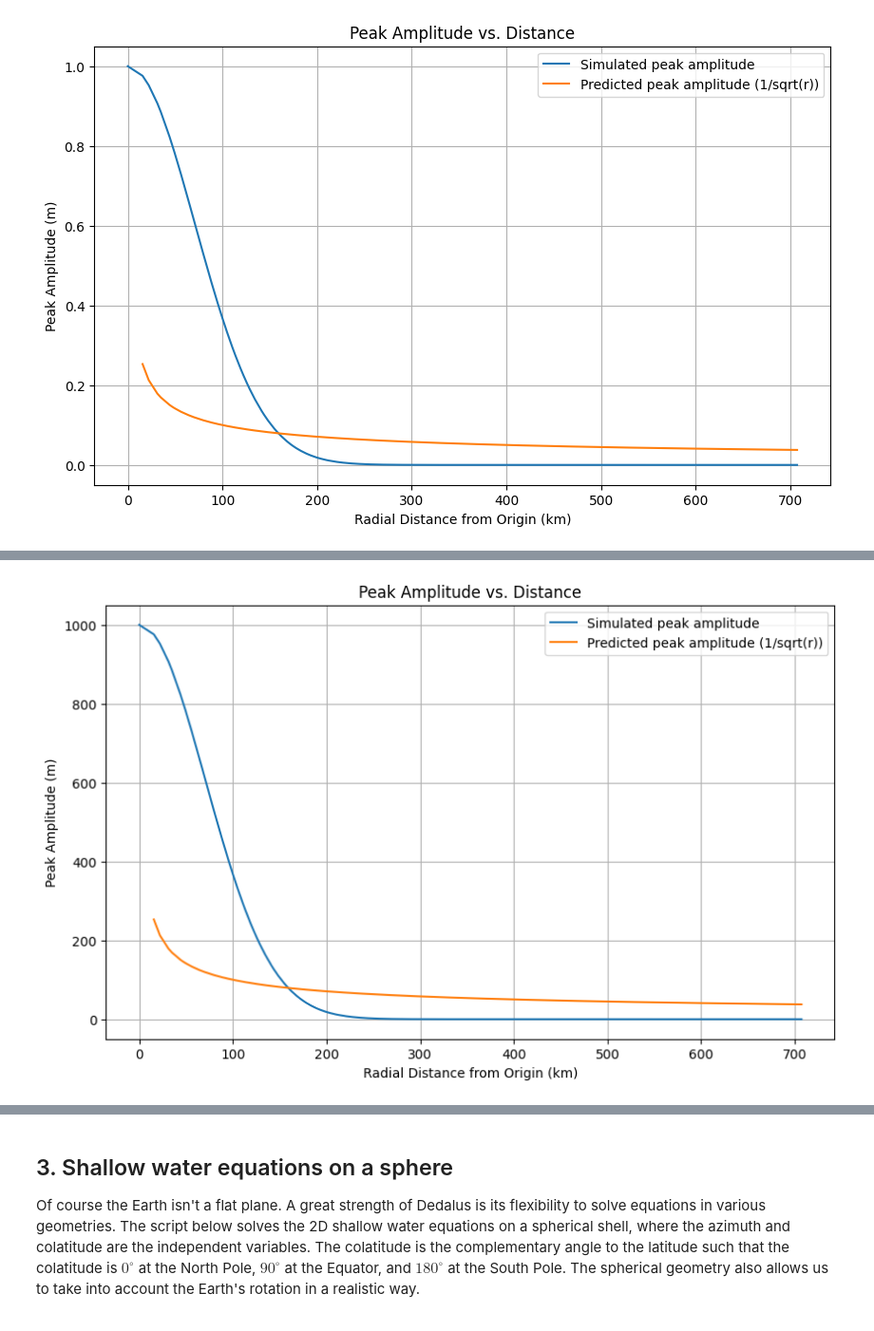
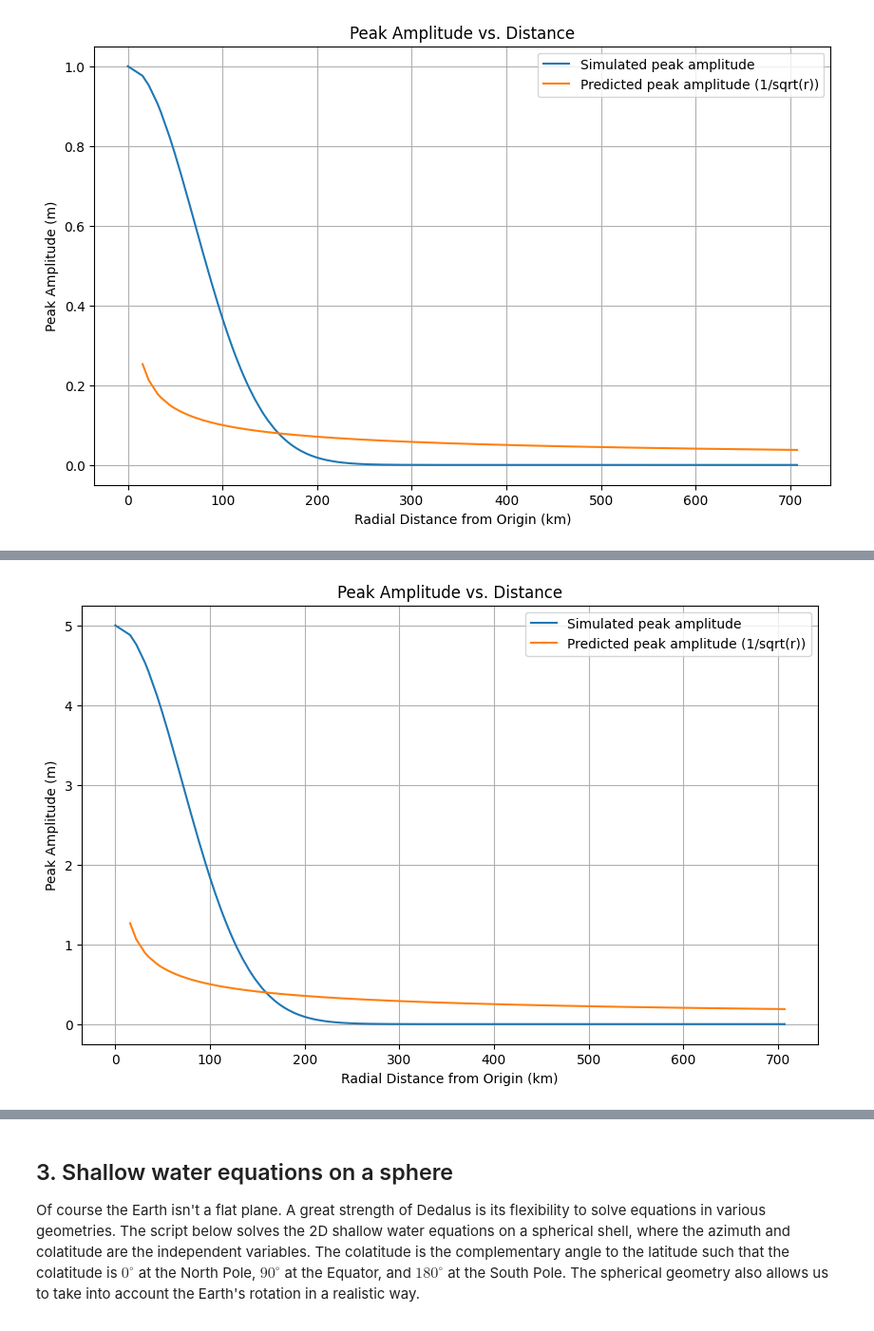
Before and after one commit to PolinaSevastyanova1/QCES, a Jupyter notebook: Project3_tsunami.ipynb, the cells around one changed output, grey strips where cells are left out. Shown at 95% size. Cells and saved outputs as stored; diff of their text form; code cells hidden in the pictures.

```diff
--- a/Project3_tsunami.ipynb
+++ b/Project3_tsunami.ipynb
@@ -567,7 +569,7 @@ h = dist.Field(name='h', bases=(xbasis, ybasis))
 h.change_scales(1) # Set values on regular grid
 u.change_scales(1)
 v.change_scales(1)
-h['g'] = 1000*np.exp(-(x**2+y**2)/width**2)  # Initialize the dependent variable c with a Gaussian function (note ** is the exponentiation operator)
+h['g'] = 5*np.exp(-(x**2+y**2)/width**2)  # Initialize the dependent variable c with a Gaussian function (note ** is the exponentiation operator)
 u['g'] = 0
 v['g'] = 0
 
@@ -626,29 +661,29 @@ INFO:subsystems:Building subproblem matrices 20/32 (~62%) Elapsed: 0s, Remaining
 # %%
 import numpy as np
 import matplotlib.pyplot as plt
 
 radius = np.sqrt(x**2 + y**2)/kilometer #x and y in metres
 unique_radii = np.unique(radius)
 peak_amplitudes = []
 for i in range(len(h_save)):
     max_height_at_radius = []
     for r in unique_radii:
         indices = np.where(np.isclose(radius, r))
         max_height_at_radius.append(np.max(h_save[i][indices]))
     peak_amplitudes.append(max_height_at_radius)
 
 peak_amplitudes = np.array(peak_amplitudes)
 predicted_amplitude = 1 / np.sqrt(unique_radii)
 
 plt.figure(figsize=(10, 6))
 plt.plot(unique_radii, peak_amplitudes[0], label='Simulated peak amplitude')
-plt.plot(unique_radii, predicted_amplitude*1000, label='Predicted peak amplitude (1/sqrt(r))')
+plt.plot(unique_radii, predicted_amplitude*5, label='Predicted peak amplitude (1/sqrt(r))')
 plt.xlabel('Radial Distance from Origin (km)')
 plt.ylabel('Peak Amplitude (m)')
 plt.title('Peak Amplitude vs. Distance')
 plt.legend()
 plt.grid(True)
 plt.show()
 # %% [output]
-[figure, old version]
+[figure, new version]
 # %% [markdown]
```
Also changed, not shown: parts of 14 cells of this notebook.
